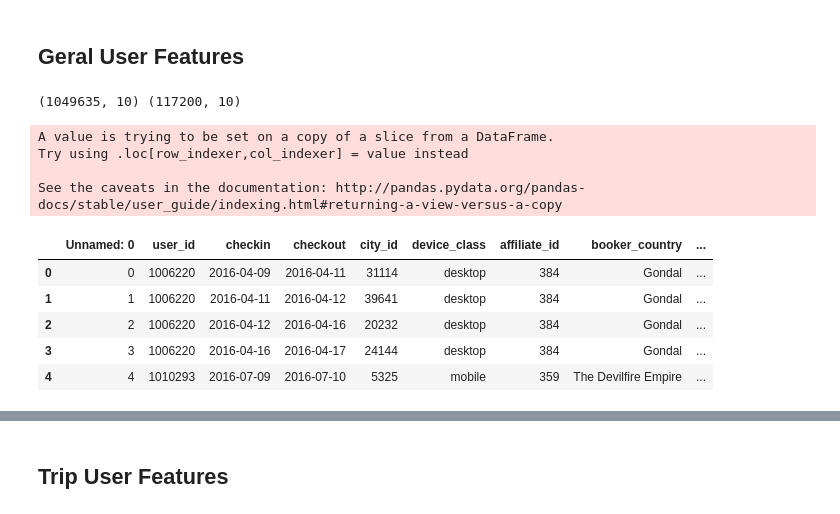
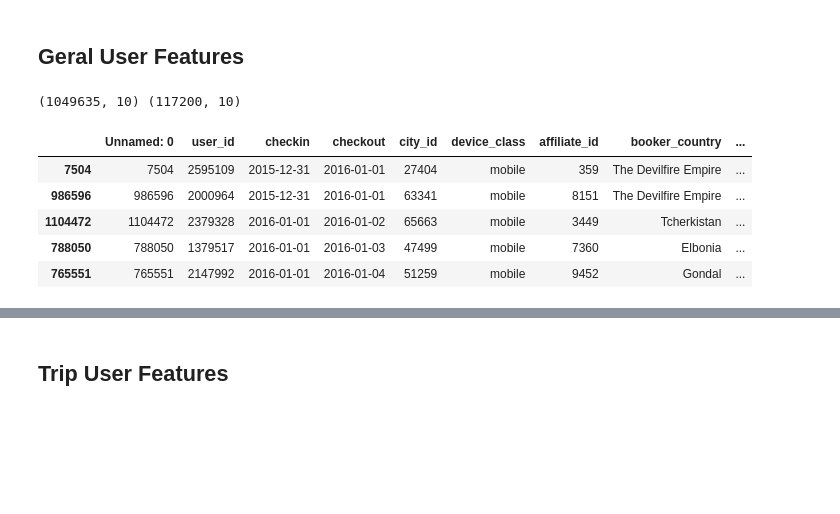
Before and after one commit to marlesson/booking_challenge, a Jupyter notebook: notebook/User Encoder - VAE.ipynb, the cells around one changed output, grey strips where cells are left out. Drawn from its saved outputs; the diff is of its cells as text; code cells hidden in the pictures; blank space fills up the shorter version.

Commit message:
add user features

```diff
--- a/notebook/User Encoder - VAE.ipynb
+++ b/notebook/User Encoder - VAE.ipynb
@@ -34,33 +34,29 @@ df_all.head()
 # %%
 # sample_days = 500
 # test_days   = 30
 
 # # Split Data
 # max_timestamp        = df_all.checkout.max()
 # init_train_timestamp = max_timestamp - timedelta(days = sample_days)
 # init_test_timestamp  = max_timestamp - timedelta(days = test_days)
 
 # # TODO Garantir que o usuário fique com a sessão no train ou test
 # df_train = df_all[(df_all.checkout >= init_train_timestamp) & (df_all.checkout < init_test_timestamp)]
 from sklearn.model_selection import train_test_split
 
 df_trip = df_all[['utrip_id']].drop_duplicates()
 df_train, df_test = train_test_split(df_trip, test_size=0.1, random_state=42)
-df_train, df_test = df_all[df_all['utrip_id'].isin(df_train['utrip_id'])], \
-                    df_all[df_all['utrip_id'].isin(df_test['utrip_id'])]
+df_train, df_test = df_all[df_all['utrip_id'].isin(df_train['utrip_id'])].sort_values('checkin'), \
+                    df_all[df_all['utrip_id'].isin(df_test['utrip_id'])].sort_values('checkin')
 print(df_train.shape, df_test.shape)
 
 df_train['visit'] = 1
 df_train.head()
 # %% [output]
 (1049635, 10) (117200, 10)
-A value is trying to be set on a copy of a slice from a DataFrame.
-Try using .loc[row_indexer,col_indexer] = value instead
-
-See the caveats in the documentation: http://pandas.pydata.org/pandas-docs/stable/user_guide/indexing.html#returning-a-view-versus-a-copy
 |  | Unnamed: 0 | user_id | checkin | checkout | city_id | device_class | affiliate_id | booker_country | ... |
-| 0 | 0 | 1006220 | 2016-04-09 | 2016-04-11 | 31114 | desktop | 384 | Gondal | ... |
-| 1 | 1 | 1006220 | 2016-04-11 | 2016-04-12 | 39641 | desktop | 384 | Gondal | ... |
-| 2 | 2 | 1006220 | 2016-04-12 | 2016-04-16 | 20232 | desktop | 384 | Gondal | ... |
-| 3 | 3 | 1006220 | 2016-04-16 | 2016-04-17 | 24144 | desktop | 384 | Gondal | ... |
-| 4 | 4 | 1010293 | 2016-07-09 | 2016-07-10 | 5325 | mobile | 359 | The Devilfire Empire | ... |
+| 7504 | 7504 | 2595109 | 2015-12-31 | 2016-01-01 | 27404 | mobile | 359 | The Devilfire Empire | ... |
+| 986596 | 986596 | 2000964 | 2015-12-31 | 2016-01-01 | 63341 | mobile | 8151 | The Devilfire Empire | ... |
+| 1104472 | 1104472 | 2379328 | 2016-01-01 | 2016-01-02 | 65663 | mobile | 3449 | Tcherkistan | ... |
+| 788050 | 788050 | 1379517 | 2016-01-01 | 2016-01-03 | 47499 | mobile | 7360 | Elbonia | ... |
+| 765551 | 765551 | 2147992 | 2016-01-01 | 2016-01-04 | 51259 | mobile | 9452 | Gondal | ... |
```
Also changed, not shown: parts of 20 cells of this notebook, 7 other files.
